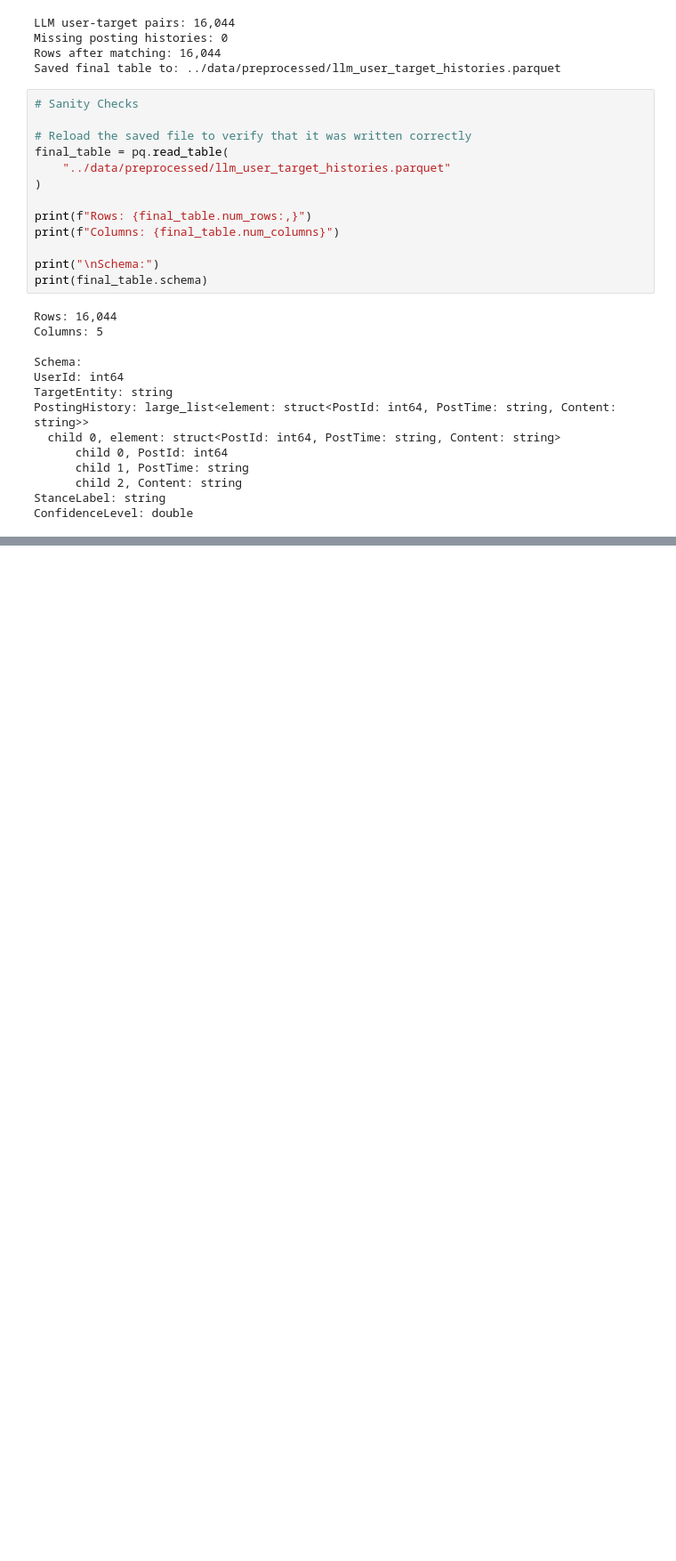
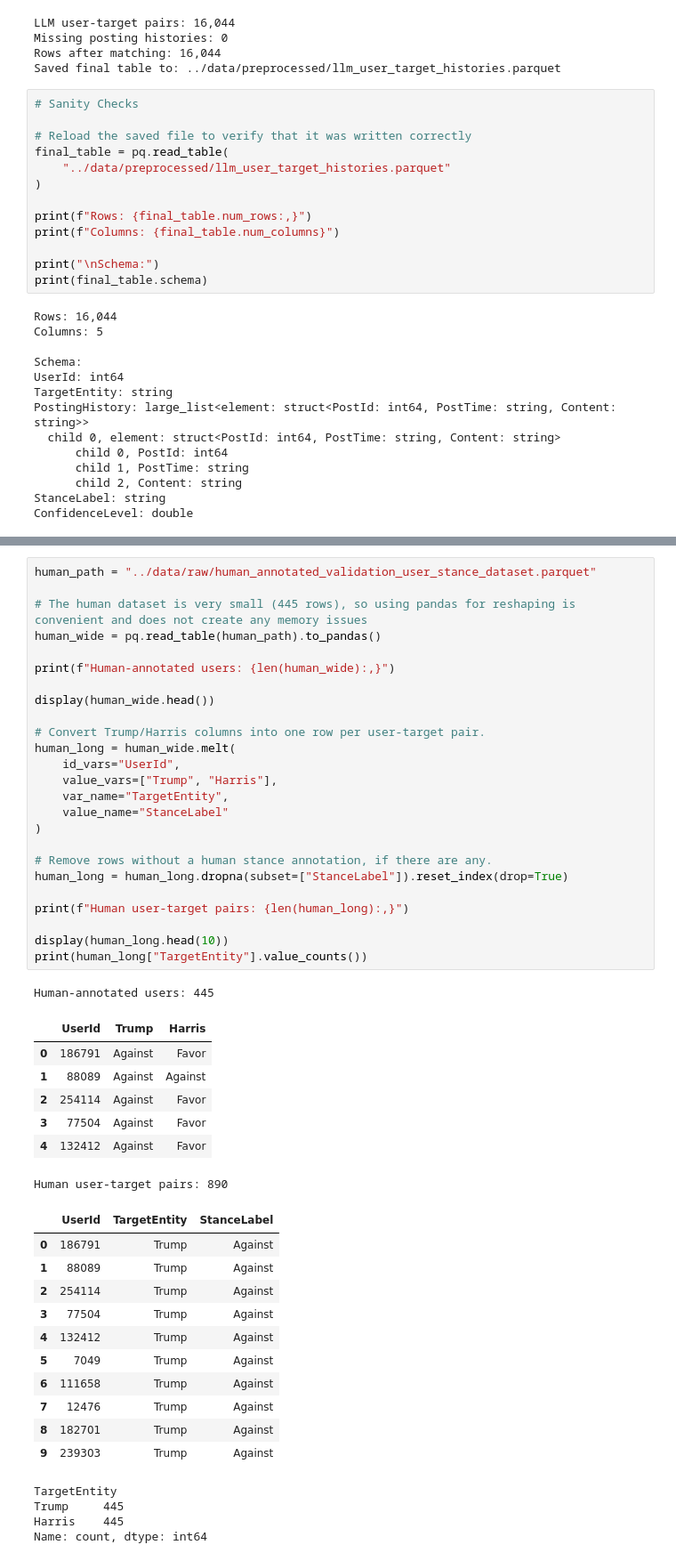
Before and after one commit to jakobtitz/political-stance-detection-analysis, a Jupyter notebook: notebooks/01_preprocessing.ipynb, the cells around one changed output, grey strips where cells are left out. Shown at 89% size. Saved outputs shown, nothing was run; the diff lists cells and outputs as text; blank space fills up the shorter version.

```diff
--- a/notebooks/01_preprocessing.ipynb
+++ b/notebooks/01_preprocessing.ipynb
@@ -669,0 +693,49 @@ ConfidenceLevel: double
+# %%
+human_path = "../data/raw/human_annotated_validation_user_stance_dataset.parquet"
+
+# The human dataset is very small (445 rows), so using pandas for reshaping is convenient and does not create any memory issues
+human_wide = pq.read_table(human_path).to_pandas()
+
+print(f"Human-annotated users: {len(human_wide):,}")
+
+display(human_wide.head())
+
+# Convert Trump/Harris columns into one row per user-target pair.
+human_long = human_wide.melt(
+    id_vars="UserId",
+    value_vars=["Trump", "Harris"],
+    var_name="TargetEntity",
+    value_name="StanceLabel"
+)
+
+# Remove rows without a human stance annotation, if there are any.
+human_long = human_long.dropna(subset=["StanceLabel"]).reset_index(drop=True)
+
+print(f"Human user-target pairs: {len(human_long):,}")
+
+display(human_long.head(10))
+print(human_long["TargetEntity"].value_counts())
+# %% [output]
+Human-annotated users: 445
+|  | UserId | Trump | Harris |
+| 0 | 186791 | Against | Favor |
+| 1 | 88089 | Against | Against |
+| 2 | 254114 | Against | Favor |
+| 3 | 77504 | Against | Favor |
+| 4 | 132412 | Against | Favor |
+Human user-target pairs: 890
+|  | UserId | TargetEntity | StanceLabel |
+| 0 | 186791 | Trump | Against |
+| 1 | 88089 | Trump | Against |
+| 2 | 254114 | Trump | Against |
+| 3 | 77504 | Trump | Against |
+| 4 | 132412 | Trump | Against |
+| 5 | 7049 | Trump | Against |
+| 6 | 111658 | Trump | Against |
+| 7 | 12476 | Trump | Against |
+| 8 | 182701 | Trump | Against |
+| 9 | 239303 | Trump | Against |
+TargetEntity
+Trump     445
+Harris    445
+Name: count, dtype: int64
```
Also changed, not shown: parts of 12 cells of this notebook, 5 other files.
